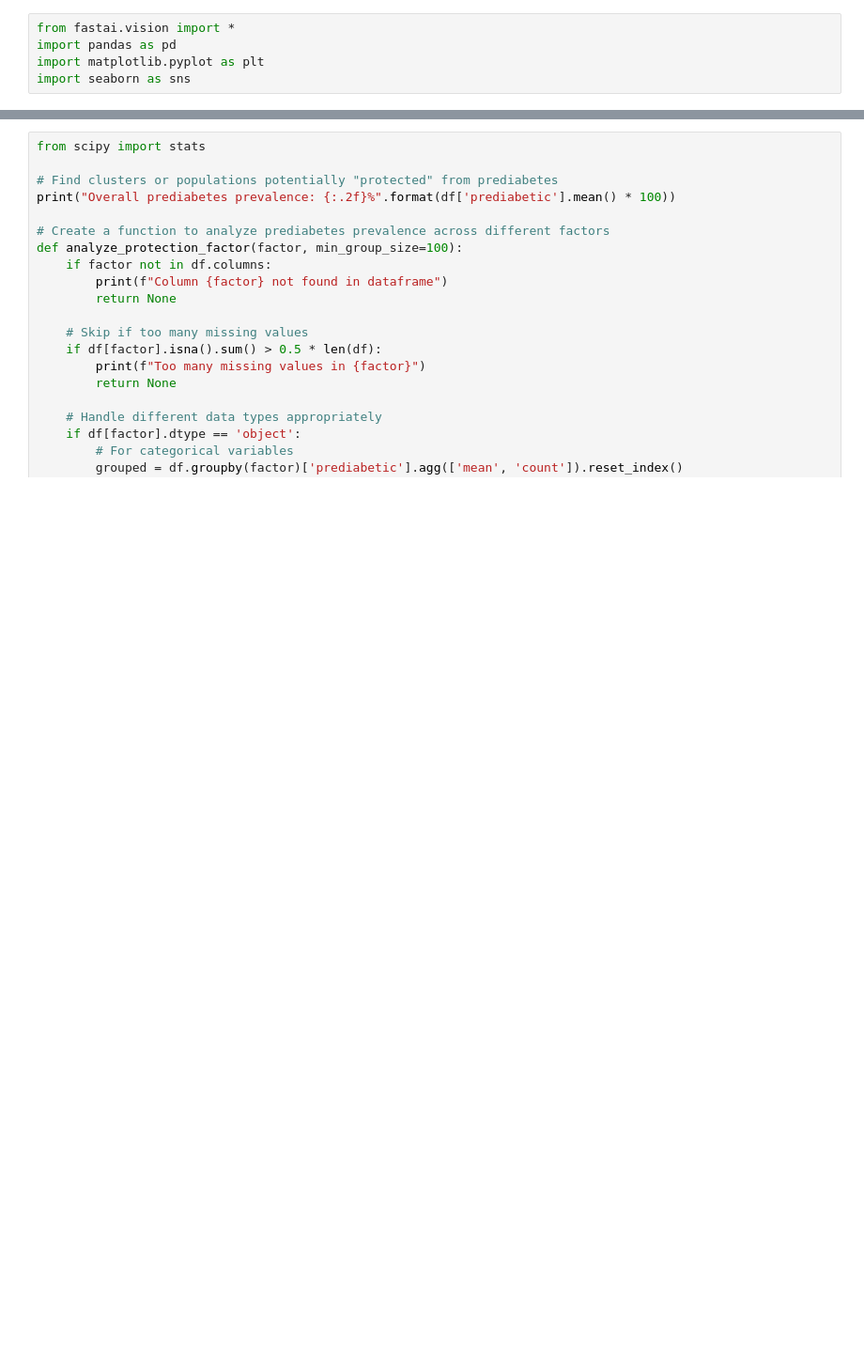
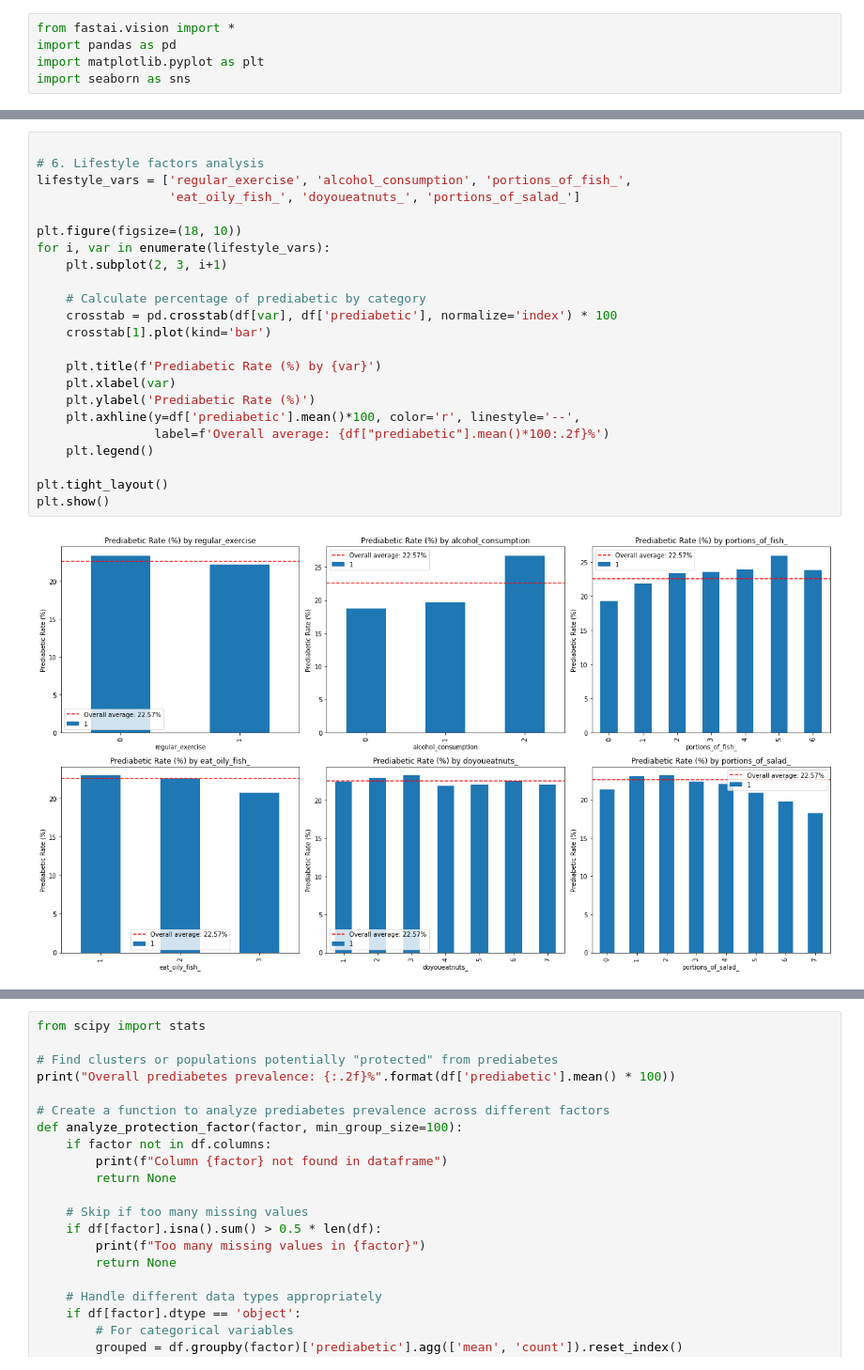
Before and after one commit to robeson1010/HealthcareDiabetes, a Jupyter notebook: EDA.ipynb, the cells around one changed output, grey strips where cells are left out. Shown at 94% size. Cells and saved outputs as stored; diff of their text form; blank space fills up the shorter version.

```diff
--- a/EDA.ipynb
+++ b/EDA.ipynb
@@ -26,0 +108,25 @@ import seaborn as sns
+# %%
+
+# 6. Lifestyle factors analysis
+lifestyle_vars = ['regular_exercise', 'alcohol_consumption', 'portions_of_fish_',
+                  'eat_oily_fish_', 'doyoueatnuts_', 'portions_of_salad_']
+
+plt.figure(figsize=(18, 10))
+for i, var in enumerate(lifestyle_vars):
+    plt.subplot(2, 3, i+1)
+
+    # Calculate percentage of prediabetic by category
+    crosstab = pd.crosstab(df[var], df['prediabetic'], normalize='index') * 100
+    crosstab[1].plot(kind='bar')
+
+    plt.title(f'Prediabetic Rate (%) by {var}')
+    plt.xlabel(var)
+    plt.ylabel('Prediabetic Rate (%)')
+    plt.axhline(y=df['prediabetic'].mean()*100, color='r', linestyle='--',
+                label=f'Overall average: {df["prediabetic"].mean()*100:.2f}%')
+    plt.legend()
+
+plt.tight_layout()
+plt.show()
+# %% [output]
+[figure, added]
```
Also changed, not shown: parts of 15 cells of this notebook, 1 other file.
